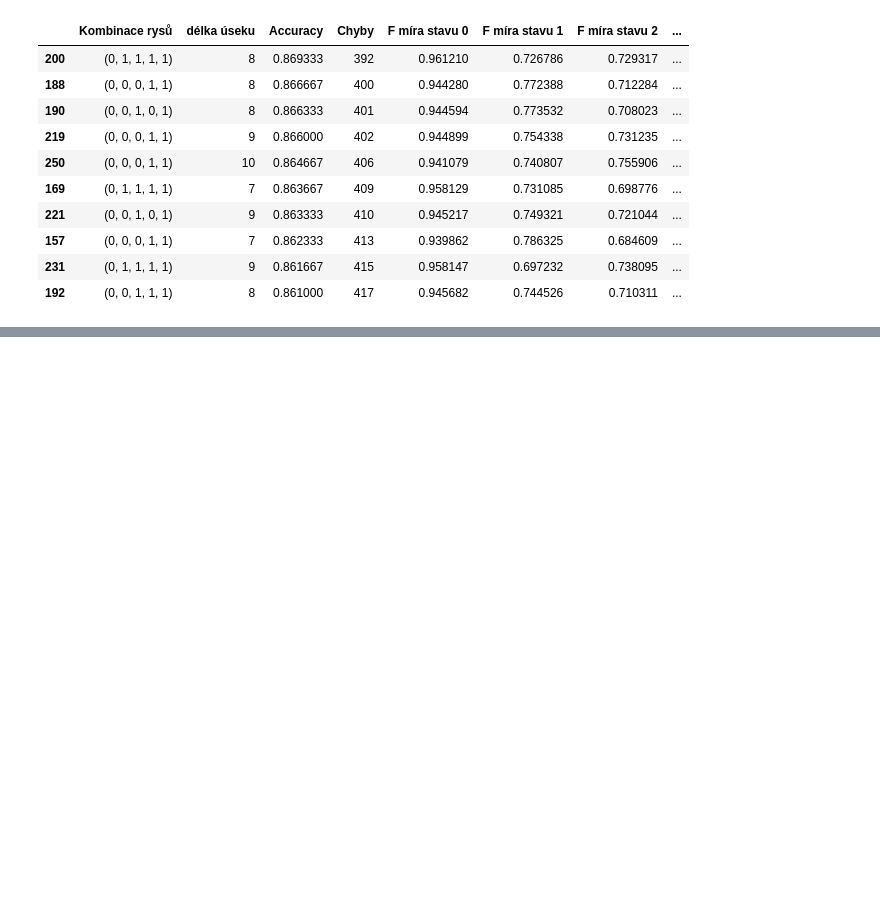
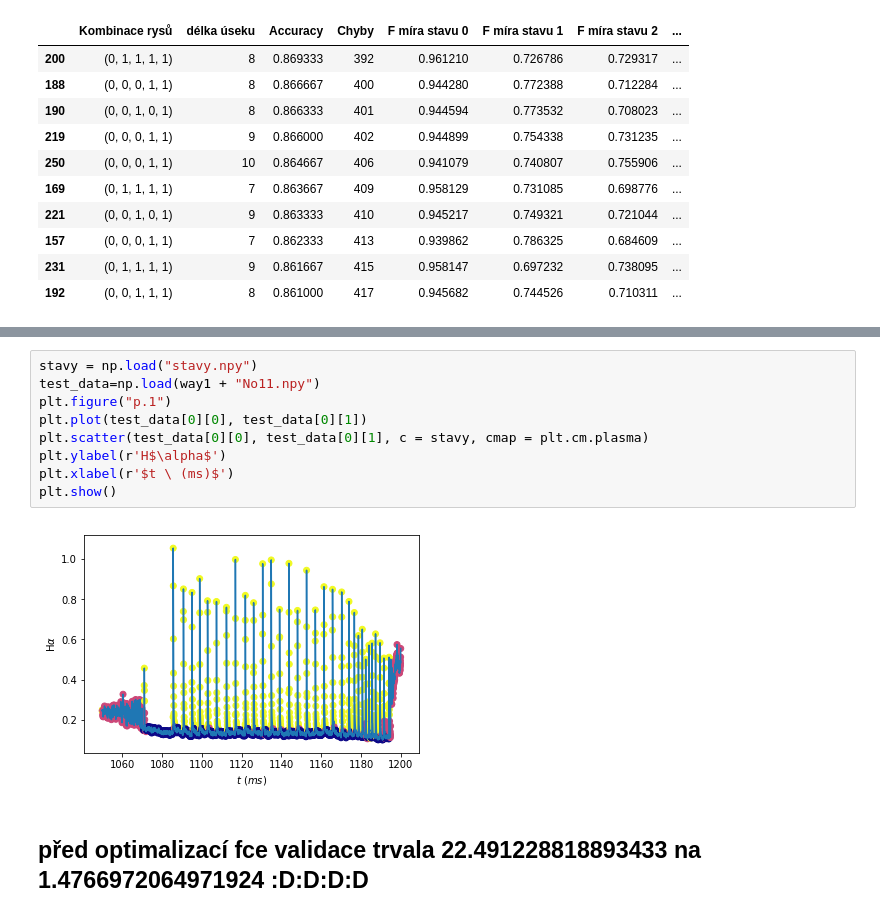
Before and after one commit to TheMrGhostman/Bak_projekt, a Jupyter notebook: Reálná data.ipynb, the cells around one changed output, grey strips where cells are left out. Saved outputs shown, nothing was run; the diff lists cells and outputs as text; blank space fills up the shorter version.

```diff
--- a/Reálná data.ipynb
+++ b/Reálná data.ipynb
@@ -172,3 +198,16 @@ print(ko-st)
+# %%
+stavy = np.load("stavy.npy")
+test_data=np.load(way1 + "No11.npy")
+plt.figure("p.1")
+plt.plot(test_data[0][0], test_data[0][1])
+plt.scatter(test_data[0][0], test_data[0][1], c = stavy, cmap = plt.cm.plasma)
+plt.ylabel(r'H$\alpha$')
+plt.xlabel(r'$t \ (ms)$')
+plt.show()
+# %% [output]
+[figure, added]
+# %% [markdown]
+## před optimalizací fce validace trvala 22.491228818893433 na 1.4766972064971924 :D:D:D:D
 # %%
 casf
 # %% [output]
```
Also changed, not shown: parts of 45 cells of this notebook, 31 other files.
